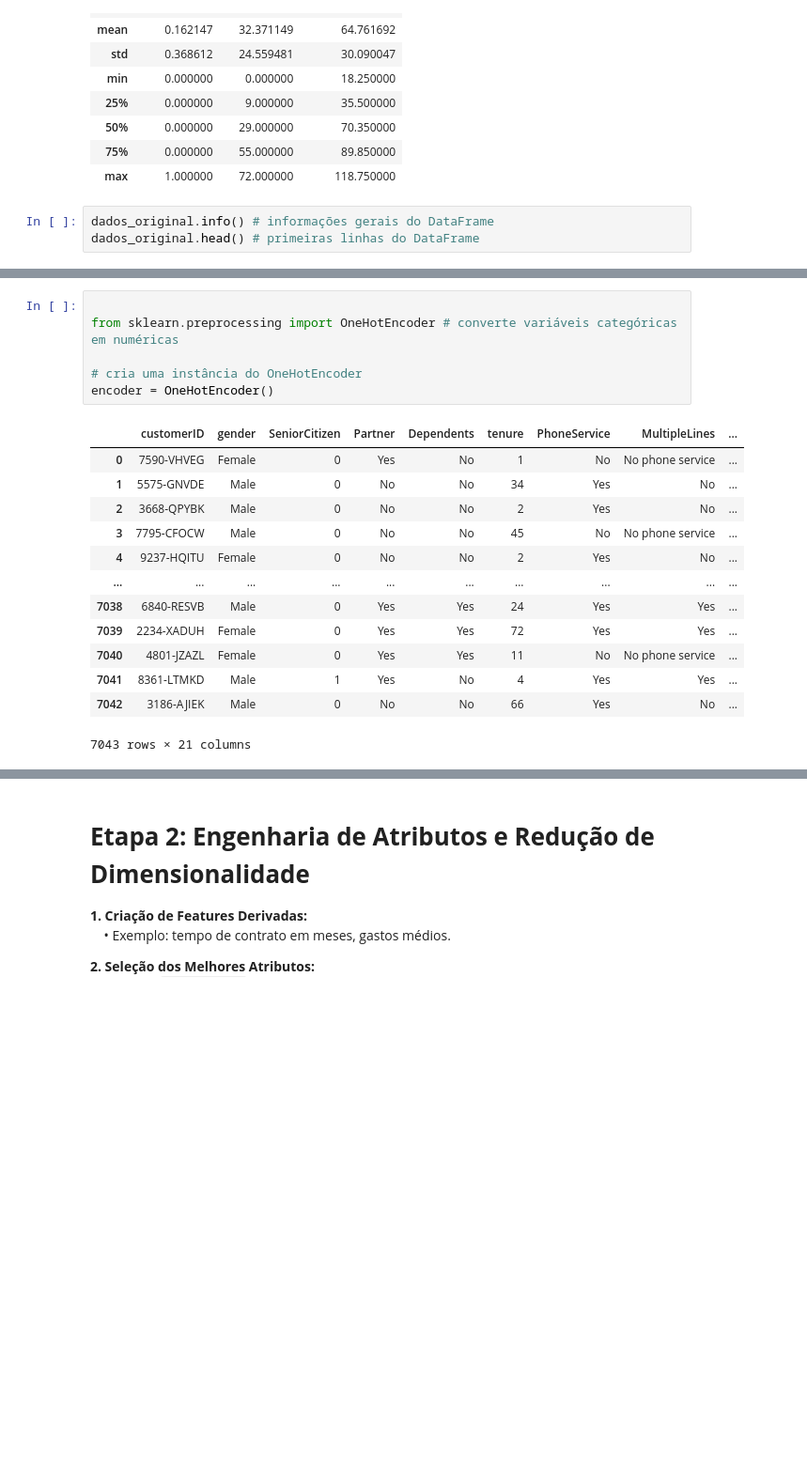
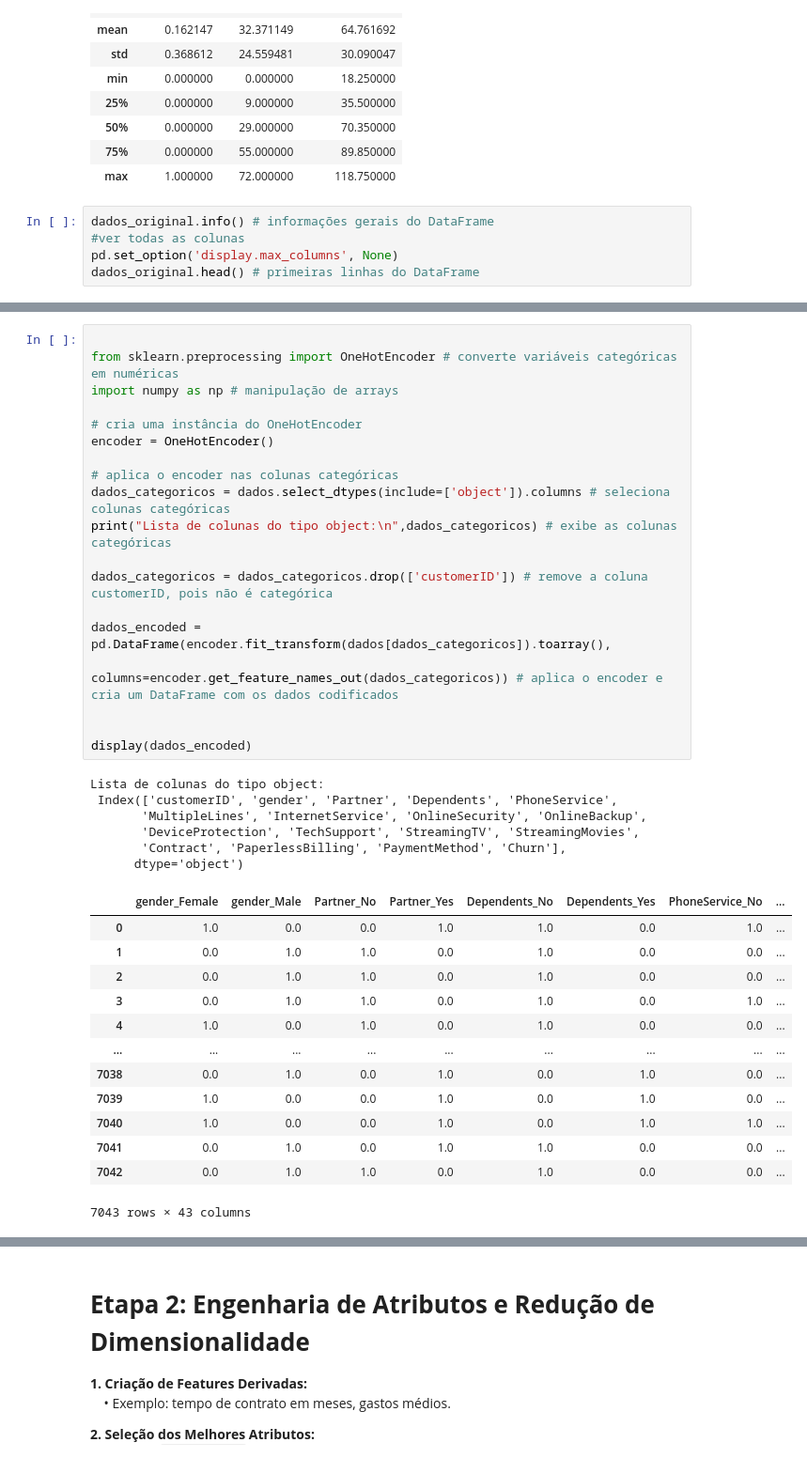
Before and after one commit to diego-albertino/Previsao-Churn, a Jupyter notebook: previsao_de_churn.ipynb, the cells around one changed output, grey strips where cells are left out. Shown at 94% size. Cells and saved outputs as stored; diff of their text form; blank space fills up the shorter version.

Commit message:
Covertidos as colunas categóricas via One-Hot Encoding

```diff
--- a/previsao_de_churn.ipynb
+++ b/previsao_de_churn.ipynb
@@ -71,6 +50,8 @@ dados_original.describe() # estatísticas descritivas
 | max | 1.000000 | 72.000000 | 118.750000 |
 # %%
 dados_original.info() # informações gerais do DataFrame
+#ver todas as colunas
+pd.set_option('display.max_columns', None)
 dados_original.head() # primeiras linhas do DataFrame
 # %% [output]
 <class 'pandas.core.frame.DataFrame'>
@@ -147,20 +126,39 @@ memory usage: 55.2 KB
 # %%
 
 from sklearn.preprocessing import OneHotEncoder # converte variáveis categóricas em numéricas
+import numpy as np # manipulação de arrays
 
 # cria uma instância do OneHotEncoder
 encoder = OneHotEncoder()
+
+# aplica o encoder nas colunas categóricas
+dados_categoricos = dados.select_dtypes(include=['object']).columns # seleciona colunas categóricas
+print("Lista de colunas do tipo object:\n",dados_categoricos) # exibe as colunas categóricas
+
+dados_categoricos = dados_categoricos.drop(['customerID']) # remove a coluna customerID, pois não é categórica
+
+dados_encoded = pd.DataFrame(encoder.fit_transform(dados[dados_categoricos]).toarray(),
+                              columns=encoder.get_feature_names_out(dados_categoricos)) # aplica o encoder e cria um DataFrame com os dados codificados
+
+
+display(dados_encoded)
 # %% [output]
+Lista de colunas do tipo object:
+ Index(['customerID', 'gender', 'Partner', 'Dependents', 'PhoneService',
+       'MultipleLines', 'InternetService', 'OnlineSecurity', 'OnlineBackup',
+       'DeviceProtection', 'TechSupport', 'StreamingTV', 'StreamingMovies',
+       'Contract', 'PaperlessBilling', 'PaymentMethod', 'Churn'],
+      dtype='object')
-|  | customerID | gender | SeniorCitizen | Partner | Dependents | tenure | PhoneService | MultipleLines | ... |
-| 0 | 7590-VHVEG | Female | 0 | Yes | No | 1 | No | No phone service | ... |
-| 1 | 5575-GNVDE | Male | 0 | No | No | 34 | Yes | No | ... |
-| 2 | 3668-QPYBK | Male | 0 | No | No | 2 | Yes | No | ... |
-| 3 | 7795-CFOCW | Male | 0 | No | No | 45 | No | No phone service | ... |
-| 4 | 9237-HQITU | Female | 0 | No | No | 2 | Yes | No | ... |
-| ... | ... | ... | ... | ... | ... | ... | ... | ... | ... |
-| 7038 | 6840-RESVB | Male | 0 | Yes | Yes | 24 | Yes | Yes | ... |
-| 7039 | 2234-XADUH | Female | 0 | Yes | Yes | 72 | Yes | Yes | ... |
-| 7040 | 4801-JZAZL | Female | 0 | Yes | Yes | 11 | No | No phone service | ... |
-| 7041 | 8361-LTMKD | Male | 1 | Yes | No | 4 | Yes | Yes | ... |
-| 7042 | 3186-AJIEK | Male | 0 | No | No | 66 | Yes | No | ... |
+|  | gender_Female | gender_Male | Partner_No | Partner_Yes | Dependents_No | Dependents_Yes | PhoneService_No | ... |
+| 0 | 1.0 | 0.0 | 0.0 | 1.0 | 1.0 | 0.0 | 1.0 | ... |
+| 1 | 0.0 | 1.0 | 1.0 | 0.0 | 1.0 | 0.0 | 0.0 | ... |
+| 2 | 0.0 | 1.0 | 1.0 | 0.0 | 1.0 | 0.0 | 0.0 | ... |
+| 3 | 0.0 | 1.0 | 1.0 | 0.0 | 1.0 | 0.0 | 1.0 | ... |
+| 4 | 1.0 | 0.0 | 1.0 | 0.0 | 1.0 | 0.0 | 0.0 | ... |
+| ... | ... | ... | ... | ... | ... | ... | ... | ... |
+| 7038 | 0.0 | 1.0 | 0.0 | 1.0 | 0.0 | 1.0 | 0.0 | ... |
+| 7039 | 1.0 | 0.0 | 0.0 | 1.0 | 0.0 | 1.0 | 0.0 | ... |
+| 7040 | 1.0 | 0.0 | 0.0 | 1.0 | 0.0 | 1.0 | 1.0 | ... |
+| 7041 | 0.0 | 1.0 | 0.0 | 1.0 | 1.0 | 0.0 | 0.0 | ... |
+| 7042 | 0.0 | 1.0 | 1.0 | 0.0 | 1.0 | 0.0 | 0.0 | ... |
-7043 rows × 21 columns
+7043 rows × 43 columns
```
Also changed, not shown: parts of 6 cells of this notebook.
